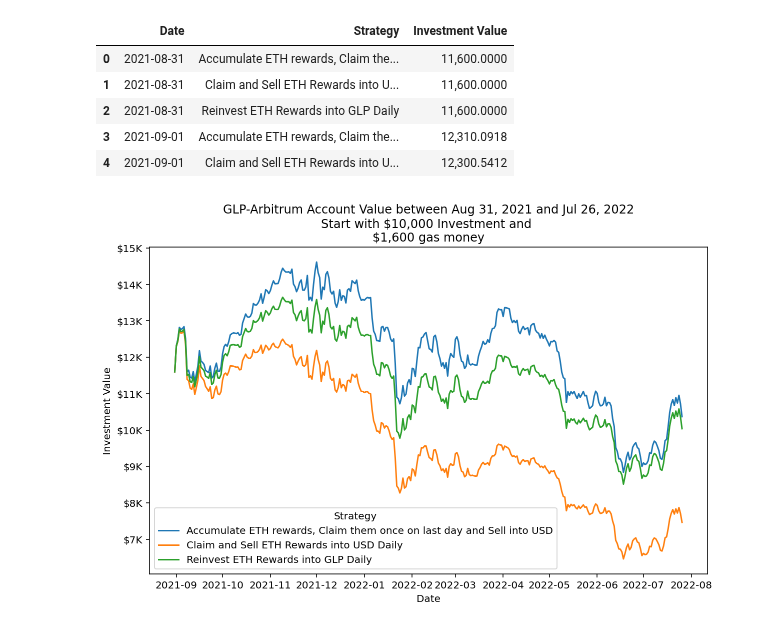
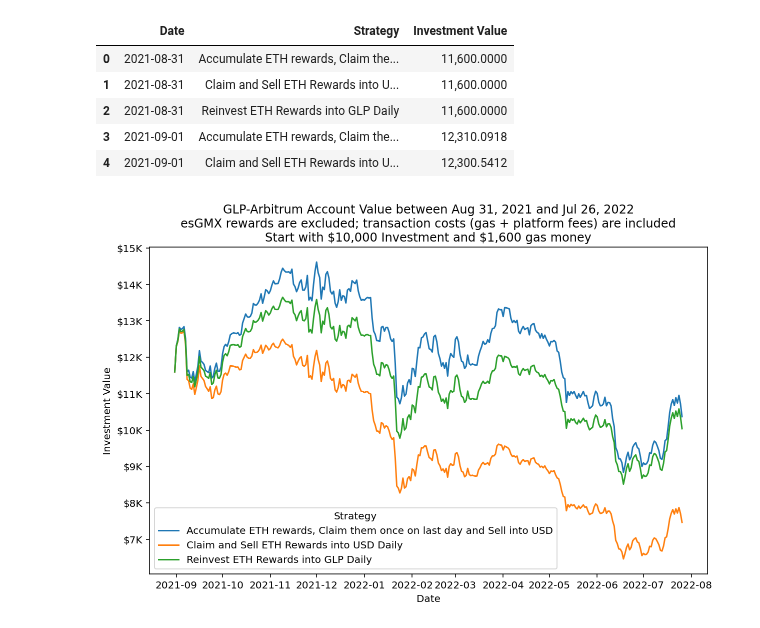
Before and after one commit to coindataschool/GMX, a Jupyter notebook: notebook/Arbitrum/glp_strategies_comparison.ipynb, the cells around one changed output. Cells and saved outputs as stored; diff of their text form; code cells hidden in the pictures.

```diff
--- a/notebook/Arbitrum/glp_strategies_comparison.ipynb
+++ b/notebook/Arbitrum/glp_strategies_comparison.ipynb
@@ -38,10 +38,10 @@ dune = DuneAnalytics(MY_USERNAME, MY_PASSWORD)
 chain = 'Arbitrum'
 # %%
 reward_token = 'AVAX' if chain == 'Avalanche' else 'ETH'
-qid_price_yield = 1105079 if chain == 'Arbitrum' else 1
-qid_swap_cost = 1095373 if chain == 'Arbitrum' else 1
-qid_claim_cost = 1092684 if chain == 'Arbitrum' else 1
-qid_mint_cost = 1069676 if chain == 'Arbitrum' else 1
+qid_price_yield = 1105079 if chain == 'Arbitrum' else 1109126
+qid_swap_cost = 1095373 if chain == 'Arbitrum' else 1101895
+qid_claim_cost = 1092684 if chain == 'Arbitrum' else 1102122
+qid_mint_cost = 1069676 if chain == 'Arbitrum' else 1102319
 # %% [markdown]
 ## Read Data from Dune
 # %%
@@ -420,13 +420,13 @@ df_long.head()
 # %%
 ax = sns.lineplot(data=df_long, x='Date', y='Investment Value', hue='Strategy')
 tit1 = "GLP-{} Account Value between {} and {}\n".format(chain, day1.strftime('%b %d, %Y'), end_date.strftime('%b %d, %Y'))
-tit2 = "Start with ${:,} Investment and \n".format(start_capital)
-tit3 = "${:,} gas money".format(start_reserve)
+tit2 = "esGMX rewards are excluded; transaction costs (gas + platform fees) are included\n"
+tit3 = "Start with ${:,} Investment and \\${:,} gas money".format(start_capital, start_reserve)
 ax.set(title= tit1 + tit2 + tit3)
 formatter = FuncFormatter(human_format_dollar_or_num(dollar=True, decimals=0))
 ax.yaxis.set_major_formatter(formatter)
 
 fname = 'glp_strat_comp.png'
 plt.savefig(os.path.join(png_dir, chain, fname), dpi=300);
 # %% [output]
-[figure, old version]
+[figure, new version]
```
Also changed, not shown: 1 other file.
